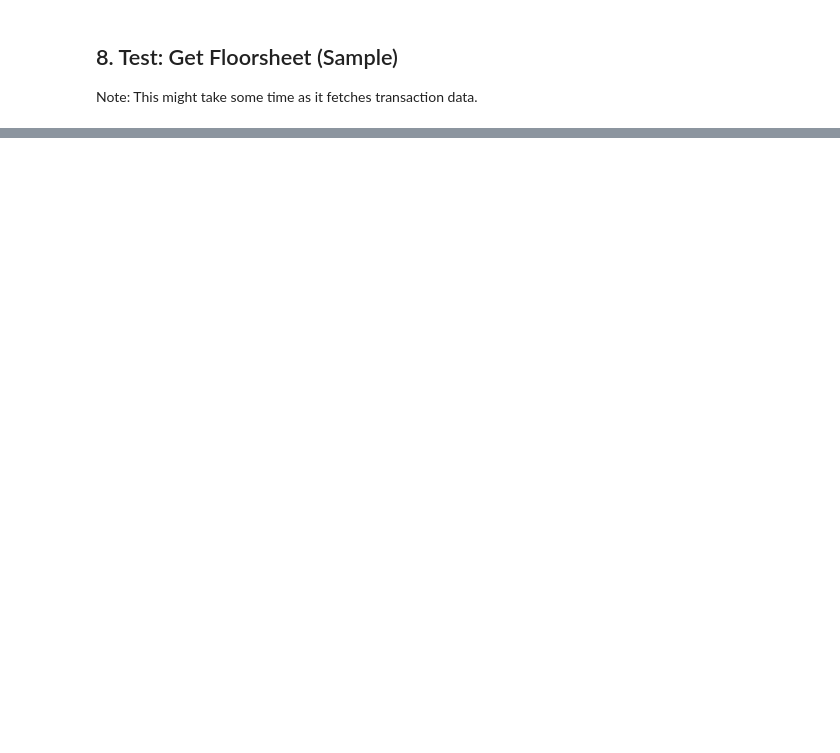
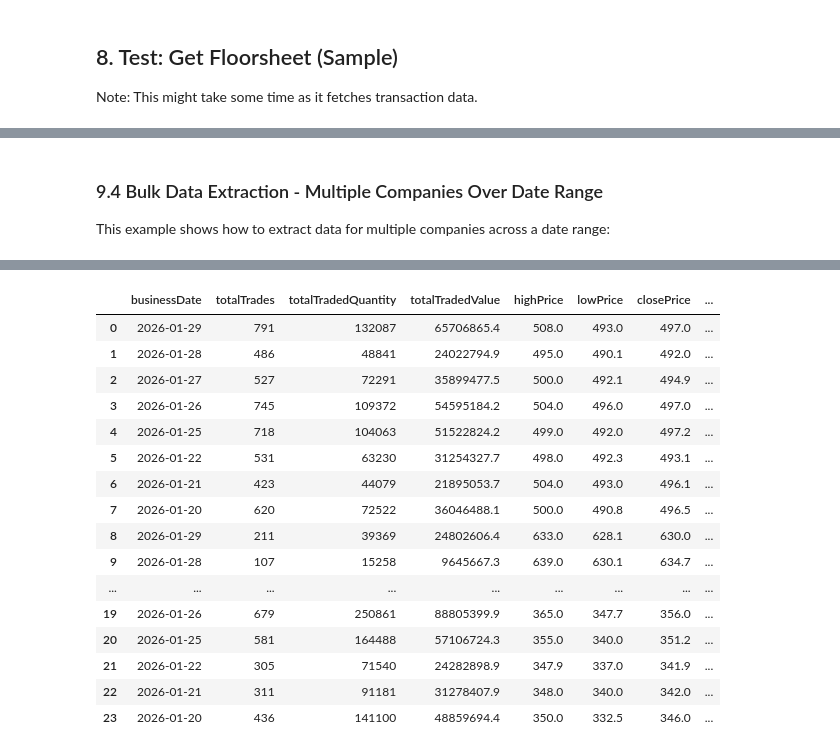
Before and after one commit to RoshanKapali/NEPSE-API-Test, a Jupyter notebook: test_nepse_api.ipynb, the cells around one changed output, grey strips where cells are left out. Saved outputs shown, nothing was run; the diff lists cells and outputs as text; code cells hidden in the pictures; blank space fills up the shorter version.

```diff
--- a/test_nepse_api.ipynb
+++ b/test_nepse_api.ipynb
@@ -201,0 +546,55 @@ If all the cells above executed successfully, the NEPSE Unofficial API is workin
+# %% [markdown]
+### 9.4 Bulk Data Extraction - Multiple Companies Over Date Range
+
+This example shows how to extract data for multiple companies across a date range:
+# %%
+# Example: Get data for multiple companies
+symbols = ["NABIL", "SCB", "NICA"]  # Add your desired symbols
+start_date = date(2026, 1, 20)
+end_date = date(2026, 1, 30)
+
+all_companies_data = {}
+
+print("Fetching data for multiple companies...")
+print(f"Date Range: {start_date} to {end_date}\n")
+
+for symbol in symbols:
+    try:
+        print(f"Fetching {symbol}...", end=" ")
+        data = nepse.getCompanyPriceVolumeHistory(symbol, start_date=start_date, end_date=end_date)
+
+        if data and 'content' in data:
+            all_companies_data[symbol] = pd.DataFrame(data['content'])
+            print(f"✓ ({len(data['content'])} records)")
+        else:
+            print("✗ No data")
+            all_companies_data[symbol] = pd.DataFrame()
+    except Exception as e:
+        print(f"✗ Error: {e}")
+        all_companies_data[symbol] = pd.DataFrame()
+
+# Display summary
+print("\n" + "="*80)
+print("Summary:")
+for symbol, df in all_companies_data.items():
+    if not df.empty:
+        print(f"\n{symbol}:")
+        print(f"  Trading days: {len(df)}")
+        if 'closePrice' in df.columns:
+            print(f"  Price range: {df['closePrice'].min()} - {df['closePrice'].max()}")
+        if 'totalTradedQuantity' in df.columns:
+            print(f"  Total volume: {df['totalTradedQuantity'].sum():,.0f}")
+
+# You can also combine all data into a single DataFrame
+print("\n" + "="*80)
+print("Combined Data:")
+combined_df = pd.concat(
+    [df.assign(symbol=symbol) for symbol, df in all_companies_data.items() if not df.empty],
+    ignore_index=True
+)
+
+if not combined_df.empty:
+    display(combined_df)
+else:
+    print("No data to display")
+# %% [output]
@@ -201,0 +618,17 @@ If all the cells above executed successfully, the NEPSE Unofficial API is workin
+|  | businessDate | totalTrades | totalTradedQuantity | totalTradedValue | highPrice | lowPrice | closePrice | ... |
+| 0 | 2026-01-29 | 791 | 132087 | 65706865.4 | 508.0 | 493.0 | 497.0 | ... |
+| 1 | 2026-01-28 | 486 | 48841 | 24022794.9 | 495.0 | 490.1 | 492.0 | ... |
+| 2 | 2026-01-27 | 527 | 72291 | 35899477.5 | 500.0 | 492.1 | 494.9 | ... |
+| 3 | 2026-01-26 | 745 | 109372 | 54595184.2 | 504.0 | 496.0 | 497.0 | ... |
+| 4 | 2026-01-25 | 718 | 104063 | 51522824.2 | 499.0 | 492.0 | 497.2 | ... |
+| 5 | 2026-01-22 | 531 | 63230 | 31254327.7 | 498.0 | 492.3 | 493.1 | ... |
+| 6 | 2026-01-21 | 423 | 44079 | 21895053.7 | 504.0 | 493.0 | 496.1 | ... |
+| 7 | 2026-01-20 | 620 | 72522 | 36046488.1 | 500.0 | 490.8 | 496.5 | ... |
+| 8 | 2026-01-29 | 211 | 39369 | 24802606.4 | 633.0 | 628.1 | 630.0 | ... |
+| 9 | 2026-01-28 | 107 | 15258 | 9645667.3 | 639.0 | 630.1 | 634.7 | ... |
+| ... | ... | ... | ... | ... | ... | ... | ... | ... |
+| 19 | 2026-01-26 | 679 | 250861 | 88805399.9 | 365.0 | 347.7 | 356.0 | ... |
+| 20 | 2026-01-25 | 581 | 164488 | 57106724.3 | 355.0 | 340.0 | 351.2 | ... |
+| 21 | 2026-01-22 | 305 | 71540 | 24282898.9 | 347.9 | 337.0 | 341.9 | ... |
+| 22 | 2026-01-21 | 311 | 91181 | 31278407.9 | 348.0 | 340.0 | 342.0 | ... |
+| 23 | 2026-01-20 | 436 | 141100 | 48859694.4 | 350.0 | 332.5 | 346.0 | ... |
```
Also changed, not shown: parts of 24 cells of this notebook, 1 other file.
